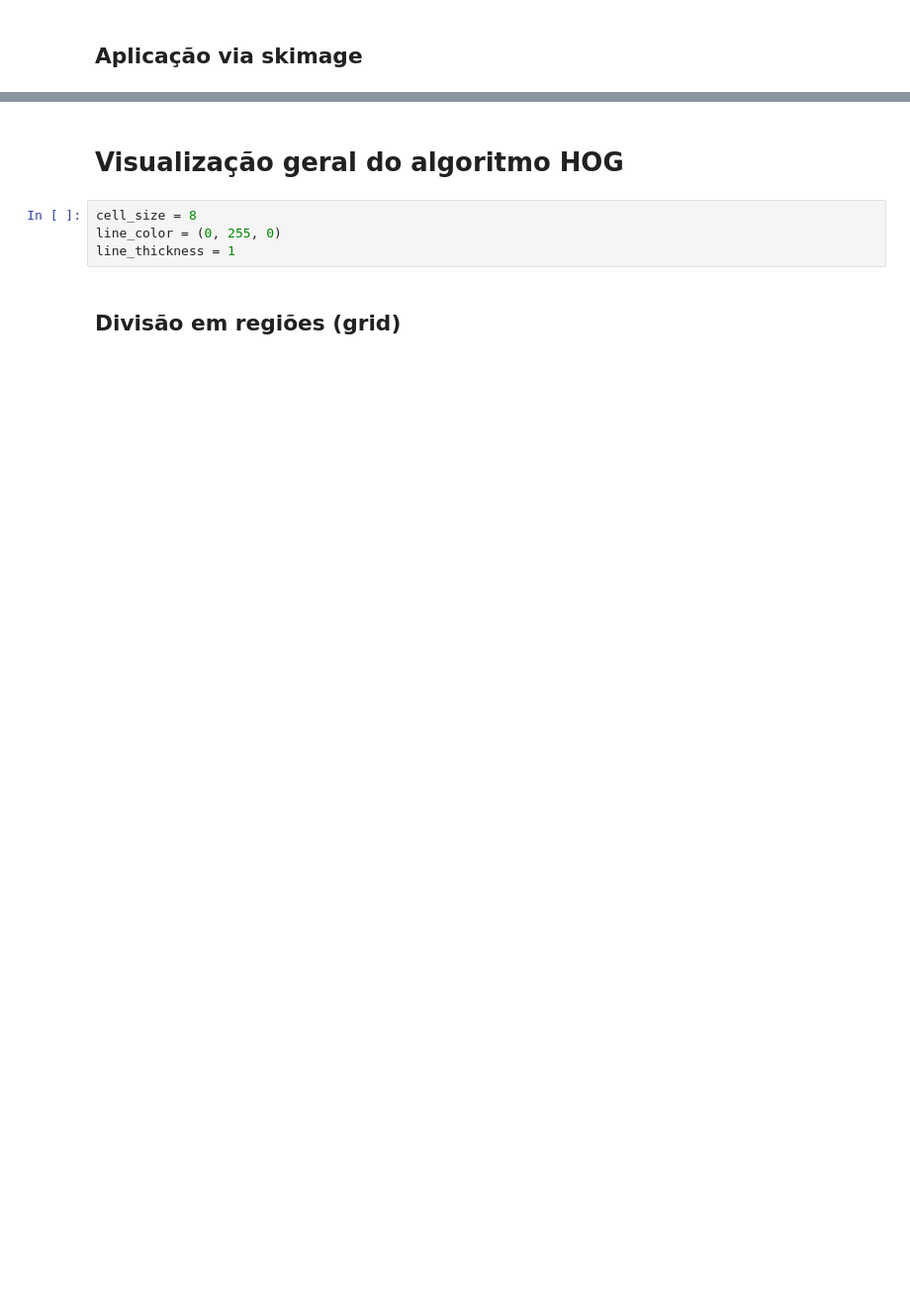
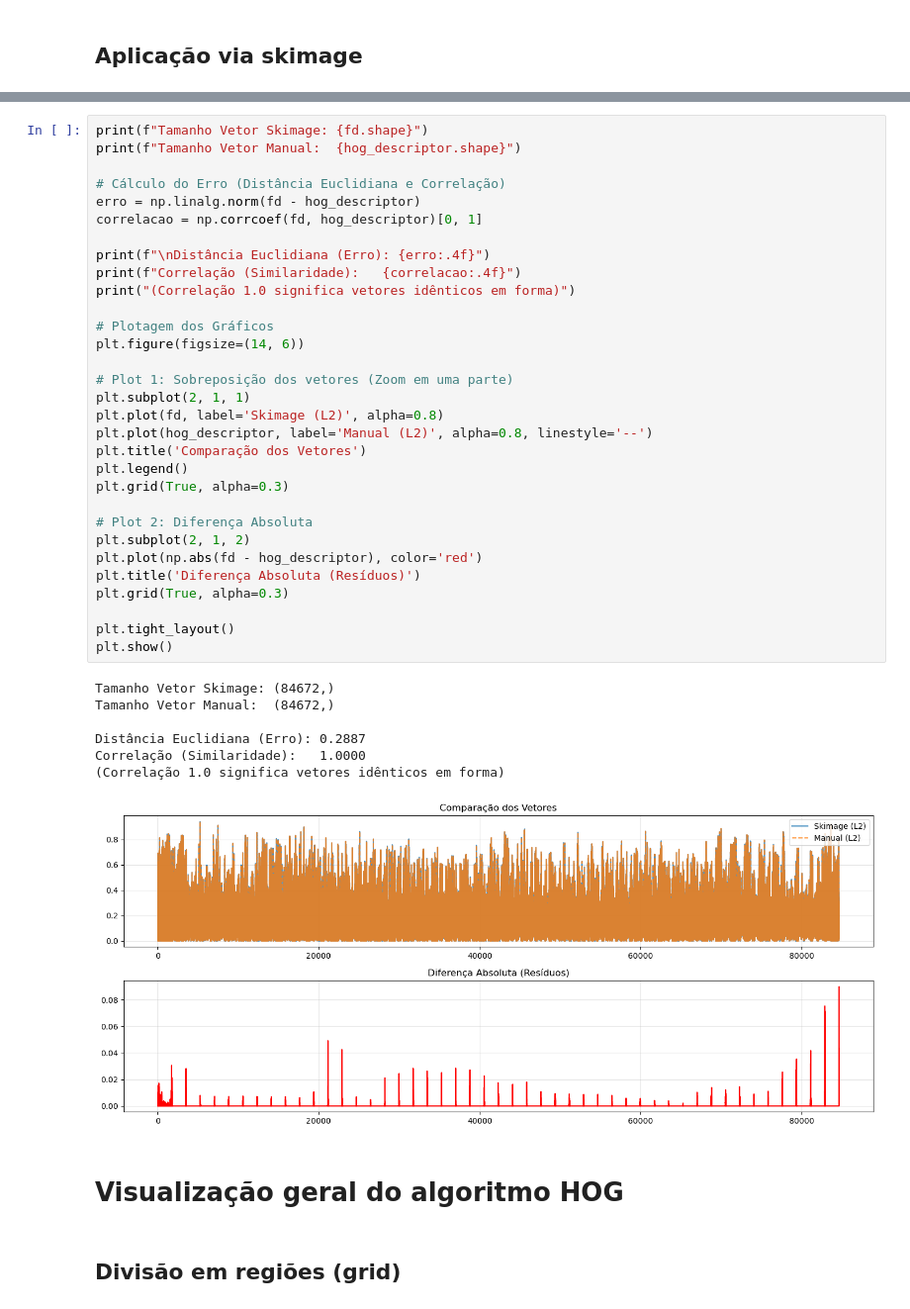
Before and after one commit to jose-roberto/INF492-CV-TF, a Jupyter notebook: hog.ipynb, the cells around one changed output, grey strips where cells are left out. Shown at 99% size. Drawn from its saved outputs; the diff is of its cells as text; blank space fills up the shorter version.

```diff
--- a/hog.ipynb
+++ b/hog.ipynb
@@ -132,9 +191,44 @@ Tamanho do Vetor HOG Final: (84672,)
+# %%
+print(f"Tamanho Vetor Skimage: {fd.shape}")
+print(f"Tamanho Vetor Manual:  {hog_descriptor.shape}")
+
+# Cálculo do Erro (Distância Euclidiana e Correlação)
+erro = np.linalg.norm(fd - hog_descriptor)
+correlacao = np.corrcoef(fd, hog_descriptor)[0, 1]
+
+print(f"\nDistância Euclidiana (Erro): {erro:.4f}")
+print(f"Correlação (Similaridade):   {correlacao:.4f}")
+print("(Correlação 1.0 significa vetores idênticos em forma)")
+
+# Plotagem dos Gráficos
+plt.figure(figsize=(14, 6))
+
+# Plot 1: Sobreposição dos vetores (Zoom em uma parte)
+plt.subplot(2, 1, 1)
+plt.plot(fd, label='Skimage (L2)', alpha=0.8)
+plt.plot(hog_descriptor, label='Manual (L2)', alpha=0.8, linestyle='--')
+plt.title('Comparação dos Vetores')
+plt.legend()
+plt.grid(True, alpha=0.3)
+
+# Plot 2: Diferença Absoluta
+plt.subplot(2, 1, 2)
+plt.plot(np.abs(fd - hog_descriptor), color='red')
+plt.title('Diferença Absoluta (Resíduos)')
+plt.grid(True, alpha=0.3)
+
+plt.tight_layout()
+plt.show()
+# %% [output]
+Tamanho Vetor Skimage: (84672,)
+Tamanho Vetor Manual:  (84672,)
+
+Distância Euclidiana (Erro): 0.2887
+Correlação (Similaridade):   1.0000
+(Correlação 1.0 significa vetores idênticos em forma)
+[figure, added]
 # %% [markdown]
 # Visualização geral do algoritmo HOG
-# %%
-cell_size = 8
-line_color = (0, 255, 0)
-line_thickness = 1
 # %% [markdown]
 ## Divisão em regiões (grid)
 # %%
```
Also changed, not shown: parts of 7 cells of this notebook, 1 other file.
